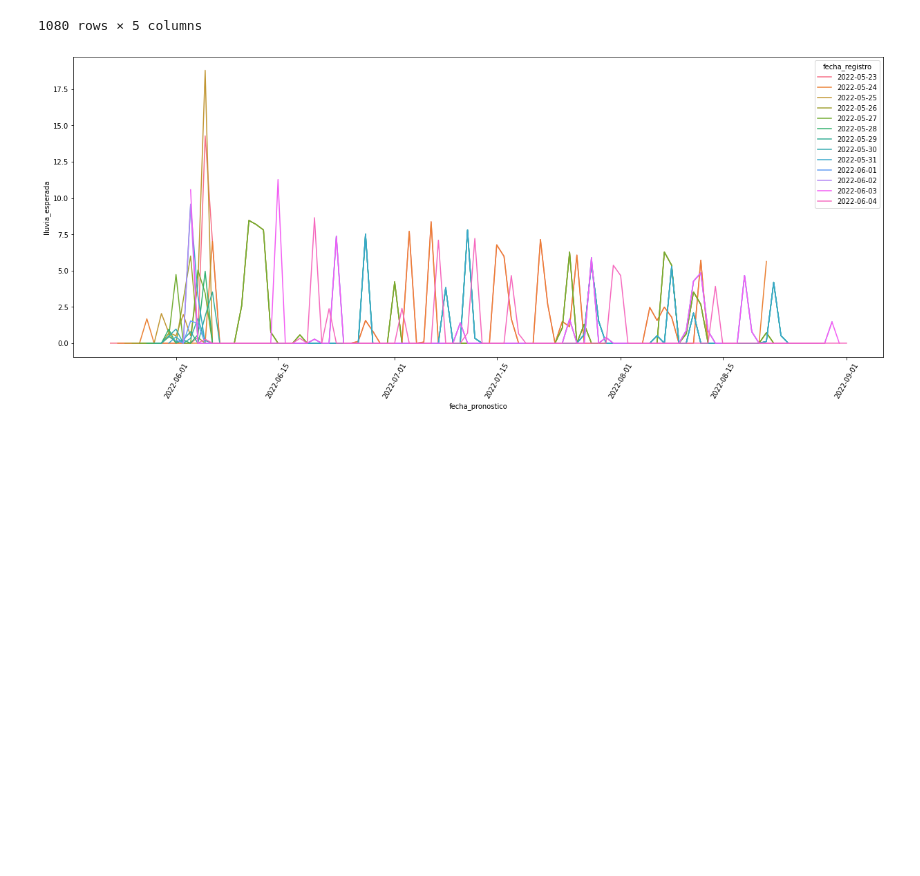
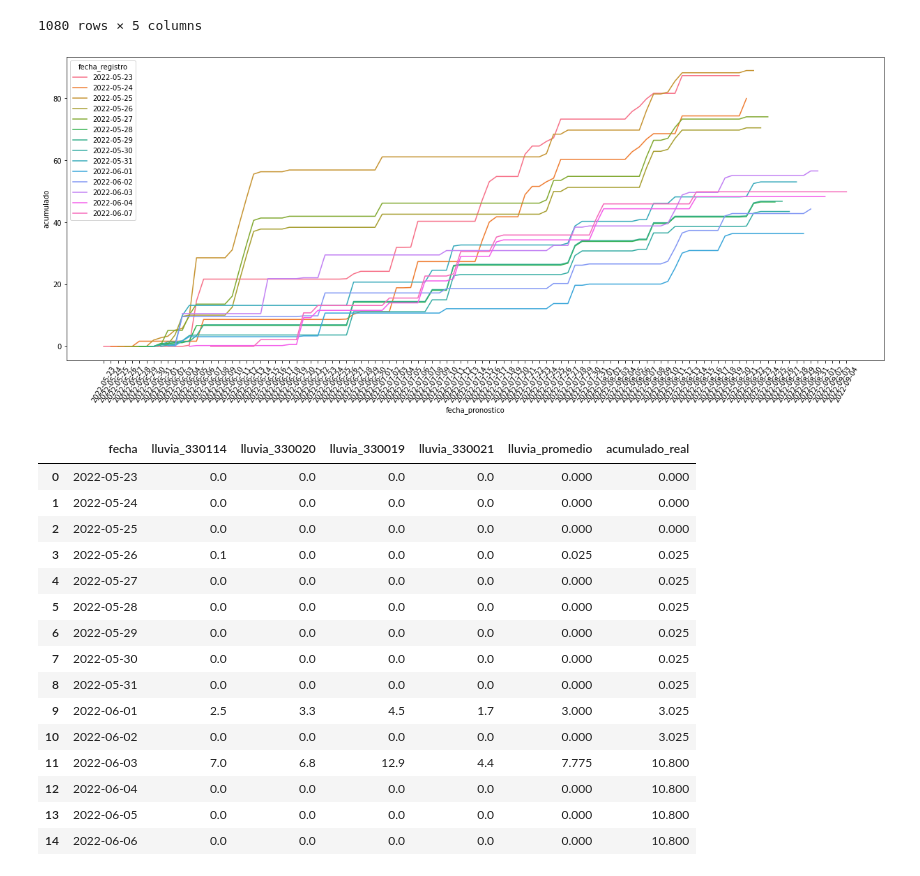
Before and after one commit to calvegh/lluvia, a Jupyter notebook: main.ipynb, the cells around one changed output. Cells and saved outputs as stored; diff of their text form; code cells hidden in the pictures; blank space fills up the shorter version.

```diff
--- a/main.ipynb
+++ b/main.ipynb
@@ -102,8 +127,43 @@ lluvia_esperada_total.sort_values('fecha_pronostico',ascending=True)
 1080 rows × 5 columns
 # %%
 plt.figure(figsize = (21,8))
-ax = sns.lineplot(data=lluvia_esperada_total, x='fecha_pronostico',y='lluvia_esperada',hue='fecha_registro')
+ax = sns.lineplot(data=lluvia_esperada_total, x='fecha_pronostico',y='acumulado',hue='fecha_registro')
 plt.xticks(rotation=60)
 plt.show()
 # %% [output]
-[figure, old version]
+[figure, new version]
+# %%
+lluvia_real = pd.DataFrame(
+    {'fecha':
+     ["2022-05-23", "2022-05-24", "2022-05-25", "2022-05-26", "2022-05-27",
+         "2022-05-28", "2022-05-29", "2022-05-30", "2022-05-31","2022-06-01","2022-06-02","2022-06-03","2022-06-04","2022-06-05","2022-06-06", ],
+     'lluvia_330114':
+     [0.0, 0.0, 0.0, 0.1, 0.0, 0.0, 0.0, 0.0, 0.0,2.5,0.0,7.0,0.0,0.0,0.0,],
+     'lluvia_330020':
+     [0.0, 0.0, 0.0, 0.0, 0.0, 0.0, 0.0, 0.0, 0.0,3.3,0.0,6.8,0.0,0.0,0.0,],
+     'lluvia_330019':
+     [0.0, 0.0, 0.0, 0.0, 0.0, 0.0, 0.0, 0.0, 0.0,4.5,0.0,12.9,0.0,0.0,0.0,],
+     'lluvia_330021':
+     [0.0, 0.0, 0.0, 0.0, 0.0, 0.0, 0.0, 0.0, 0.0,1.7,0.0,4.4,0.0,0.0,0.0,]
+
+     })
+lluvia_real['lluvia_promedio'] = lluvia_real.mean(axis=1)
+lluvia_real['acumulado_real']  = lluvia_real['lluvia_promedio'].cumsum()
+lluvia_real
+# %% [output]
+|  | fecha | lluvia_330114 | lluvia_330020 | lluvia_330019 | lluvia_330021 | lluvia_promedio | acumulado_real |
+| 0 | 2022-05-23 | 0.0 | 0.0 | 0.0 | 0.0 | 0.000 | 0.000 |
+| 1 | 2022-05-24 | 0.0 | 0.0 | 0.0 | 0.0 | 0.000 | 0.000 |
+| 2 | 2022-05-25 | 0.0 | 0.0 | 0.0 | 0.0 | 0.000 | 0.000 |
+| 3 | 2022-05-26 | 0.1 | 0.0 | 0.0 | 0.0 | 0.025 | 0.025 |
+| 4 | 2022-05-27 | 0.0 | 0.0 | 0.0 | 0.0 | 0.000 | 0.025 |
+| 5 | 2022-05-28 | 0.0 | 0.0 | 0.0 | 0.0 | 0.000 | 0.025 |
+| 6 | 2022-05-29 | 0.0 | 0.0 | 0.0 | 0.0 | 0.000 | 0.025 |
+| 7 | 2022-05-30 | 0.0 | 0.0 | 0.0 | 0.0 | 0.000 | 0.025 |
+| 8 | 2022-05-31 | 0.0 | 0.0 | 0.0 | 0.0 | 0.000 | 0.025 |
+| 9 | 2022-06-01 | 2.5 | 3.3 | 4.5 | 1.7 | 3.000 | 3.025 |
+| 10 | 2022-06-02 | 0.0 | 0.0 | 0.0 | 0.0 | 0.000 | 3.025 |
+| 11 | 2022-06-03 | 7.0 | 6.8 | 12.9 | 4.4 | 7.775 | 10.800 |
+| 12 | 2022-06-04 | 0.0 | 0.0 | 0.0 | 0.0 | 0.000 | 10.800 |
+| 13 | 2022-06-05 | 0.0 | 0.0 | 0.0 | 0.0 | 0.000 | 10.800 |
+| 14 | 2022-06-06 | 0.0 | 0.0 | 0.0 | 0.0 | 0.000 | 10.800 |
```
Also changed, not shown: parts of 8 cells of this notebook, 2 other files.
